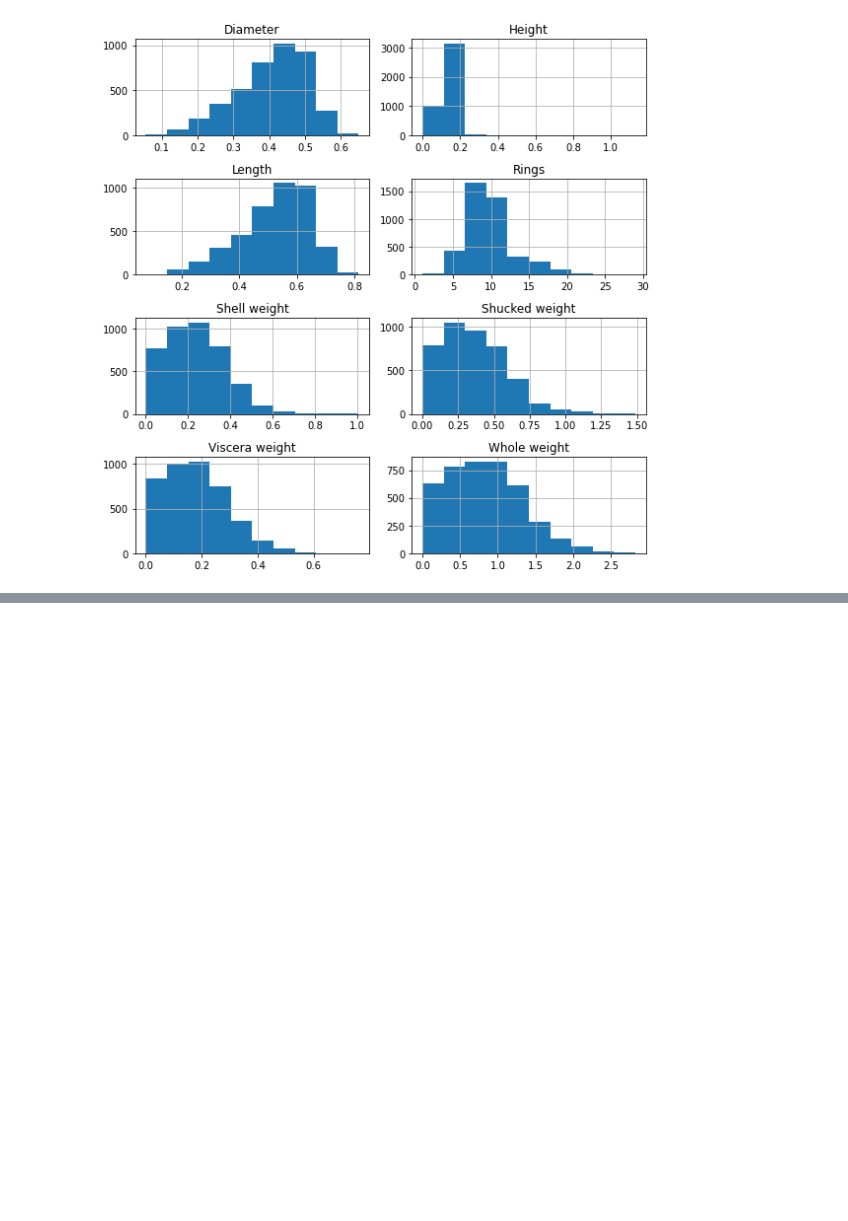
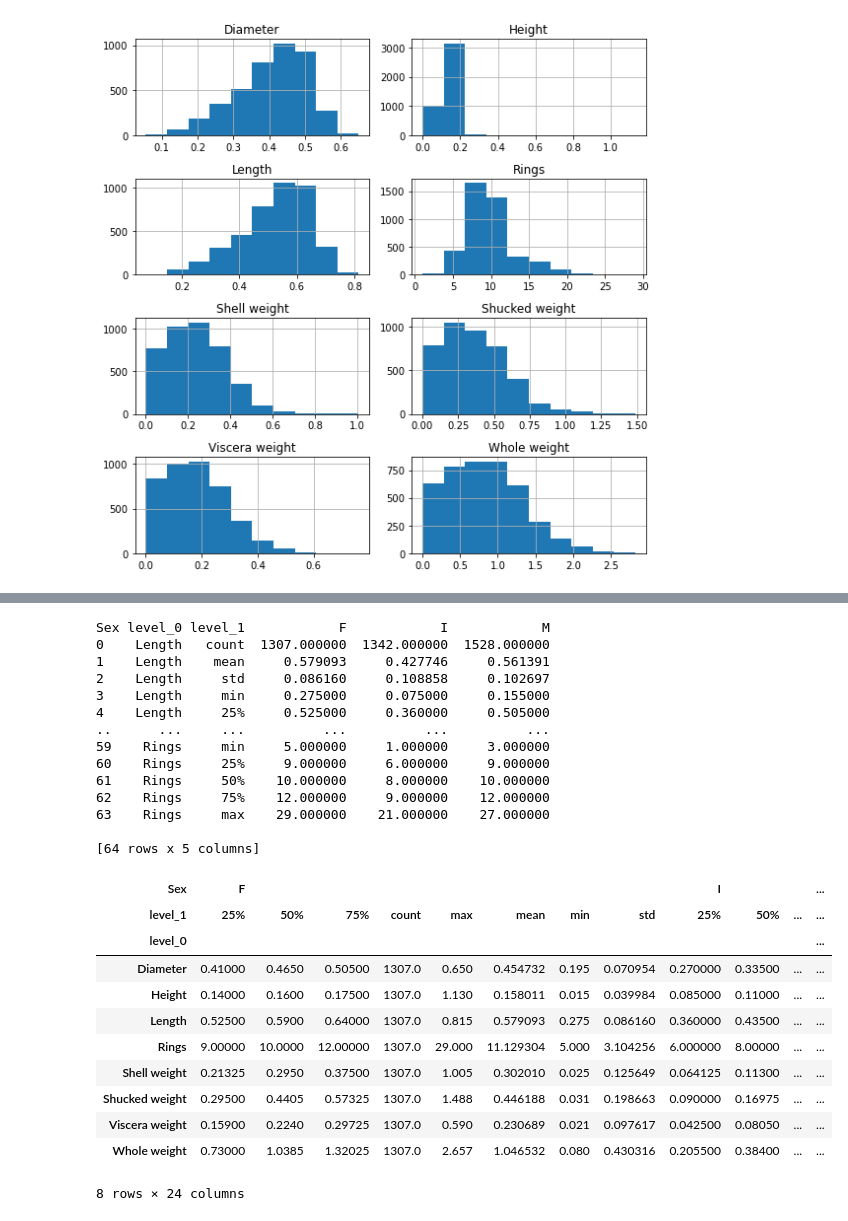
Before and after one commit to WojciechSova/pythonProject, a Jupyter notebook: Untitled.ipynb, the cells around one changed output, grey strips where cells are left out. Saved outputs shown, nothing was run; the diff lists cells and outputs as text; code cells hidden in the pictures; blank space fills up the shorter version.

```diff
--- a/Untitled.ipynb
+++ b/Untitled.ipynb
@@ -87,0 +100,34 @@ data5
+# %%
+# 5.2
+five = df.groupby(by='Sex').describe().T.reset_index()
+print(five)
+#five = df.groupby(by='Sex').describe().reset_index().pivot(index=['Sex'], columns='Sex' ,values=df.columns[1:])
+five = five.pivot_table(index=['level_0', ], columns='level_1')#.pivot_table(index=['level_0', 'Sex'], columns='level_1')
+five
+# %% [output]
+Sex level_0 level_1            F            I            M
+0    Length   count  1307.000000  1342.000000  1528.000000
+1    Length    mean     0.579093     0.427746     0.561391
+2    Length     std     0.086160     0.108858     0.102697
+3    Length     min     0.275000     0.075000     0.155000
+4    Length     25%     0.525000     0.360000     0.505000
+..      ...     ...          ...          ...          ...
+59    Rings     min     5.000000     1.000000     3.000000
+60    Rings     25%     9.000000     6.000000     9.000000
+61    Rings     50%    10.000000     8.000000    10.000000
+62    Rings     75%    12.000000     9.000000    12.000000
+63    Rings     max    29.000000    21.000000    27.000000
+
+[64 rows x 5 columns]
+| Sex | F |  |  |  |  |  |  |  | I |  |  | ... |
+| level_1 | 25% | 50% | 75% | count | max | mean | min | std | 25% | 50% | ... | ... |
+| level_0 |  |  |  |  |  |  |  |  |  |  |  | ... |
+| Diameter | 0.41000 | 0.4650 | 0.50500 | 1307.0 | 0.650 | 0.454732 | 0.195 | 0.070954 | 0.270000 | 0.33500 | ... | ... |
+| Height | 0.14000 | 0.1600 | 0.17500 | 1307.0 | 1.130 | 0.158011 | 0.015 | 0.039984 | 0.085000 | 0.11000 | ... | ... |
+| Length | 0.52500 | 0.5900 | 0.64000 | 1307.0 | 0.815 | 0.579093 | 0.275 | 0.086160 | 0.360000 | 0.43500 | ... | ... |
+| Rings | 9.00000 | 10.0000 | 12.00000 | 1307.0 | 29.000 | 11.129304 | 5.000 | 3.104256 | 6.000000 | 8.00000 | ... | ... |
+| Shell weight | 0.21325 | 0.2950 | 0.37500 | 1307.0 | 1.005 | 0.302010 | 0.025 | 0.125649 | 0.064125 | 0.11300 | ... | ... |
+| Shucked weight | 0.29500 | 0.4405 | 0.57325 | 1307.0 | 1.488 | 0.446188 | 0.031 | 0.198663 | 0.090000 | 0.16975 | ... | ... |
+| Viscera weight | 0.15900 | 0.2240 | 0.29725 | 1307.0 | 0.590 | 0.230689 | 0.021 | 0.097617 | 0.042500 | 0.08050 | ... | ... |
+| Whole weight | 0.73000 | 1.0385 | 1.32025 | 1307.0 | 2.657 | 1.046532 | 0.080 | 0.430316 | 0.205500 | 0.38400 | ... | ... |
+8 rows × 24 columns
```
Also changed, not shown: parts of 6 cells of this notebook.
